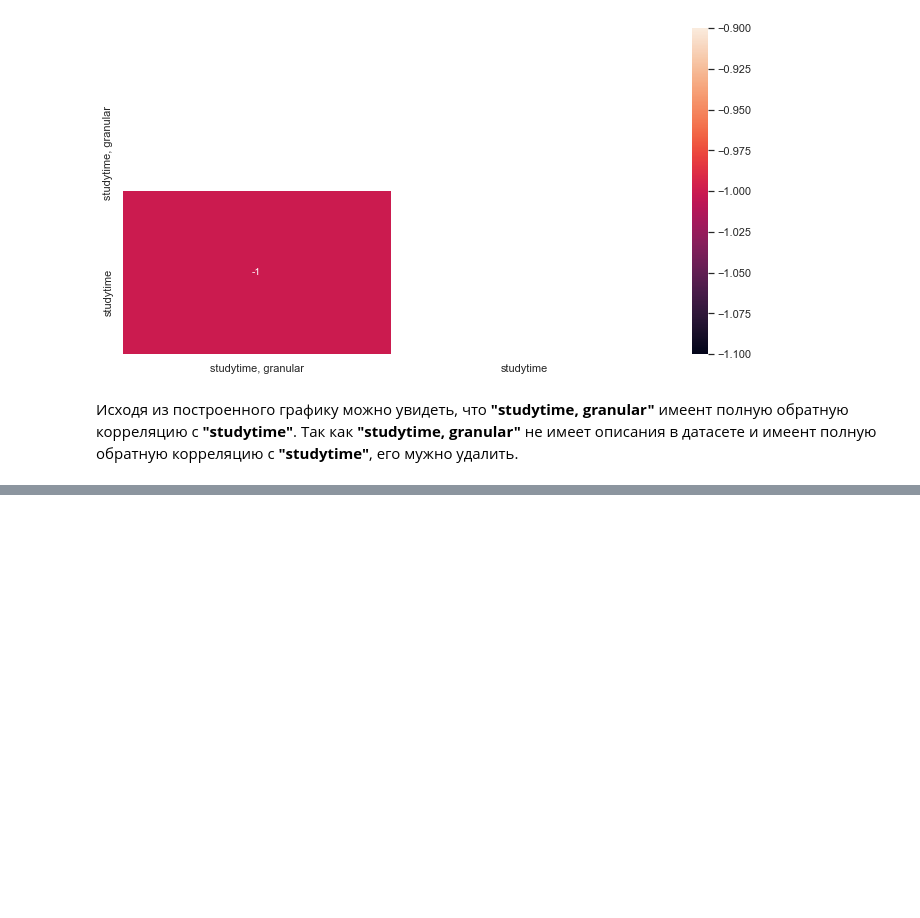
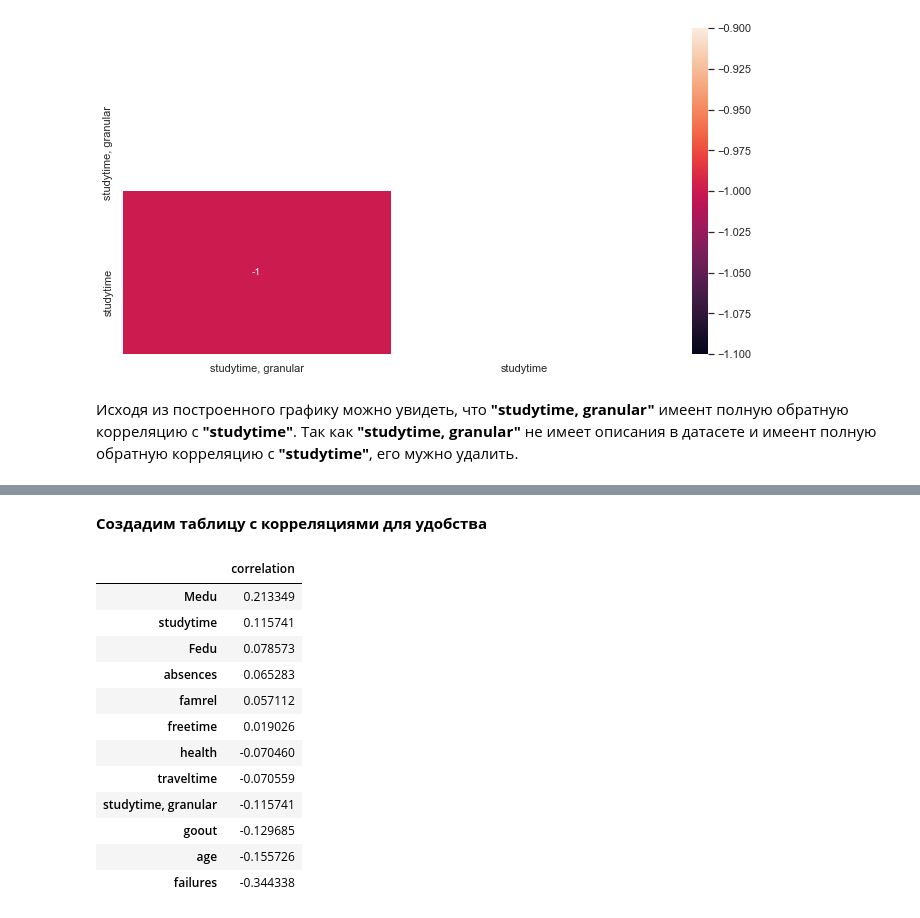
Before and after one commit to g0dzef/ML, a Jupyter notebook: module_2/Student_EDA.ipynb, the cells around one changed output, grey strips where cells are left out. Saved outputs shown, nothing was run; the diff lists cells and outputs as text; code cells hidden in the pictures; blank space fills up the shorter version.

```diff
--- a/module_2/Student_EDA.ipynb
+++ b/module_2/Student_EDA.ipynb
@@ -447,0 +514,21 @@ stud_eda = stud_eda.drop('studytime, granular', axis=1)
+# %% [markdown]
+**Создадим таблицу с корреляциями для удобства**
+# %%
+corr_data = pd.DataFrame(stud_eda.corr()['score'].values, index=stud_eda.corr()[
+                         'score'].index, columns=['correlation'])
+corr_data = corr_data.drop('score')
+corr_data.sort_values(by='correlation',ascending=False)
+# %% [output]
+|  | correlation |
+| Medu | 0.213349 |
+| studytime | 0.115741 |
+| Fedu | 0.078573 |
+| absences | 0.065283 |
+| famrel | 0.057112 |
+| freetime | 0.019026 |
+| health | -0.070460 |
+| traveltime | -0.070559 |
+| studytime, granular | -0.115741 |
+| goout | -0.129685 |
+| age | -0.155726 |
+| failures | -0.344338 |
```
Also changed, not shown: parts of 24 cells of this notebook.
